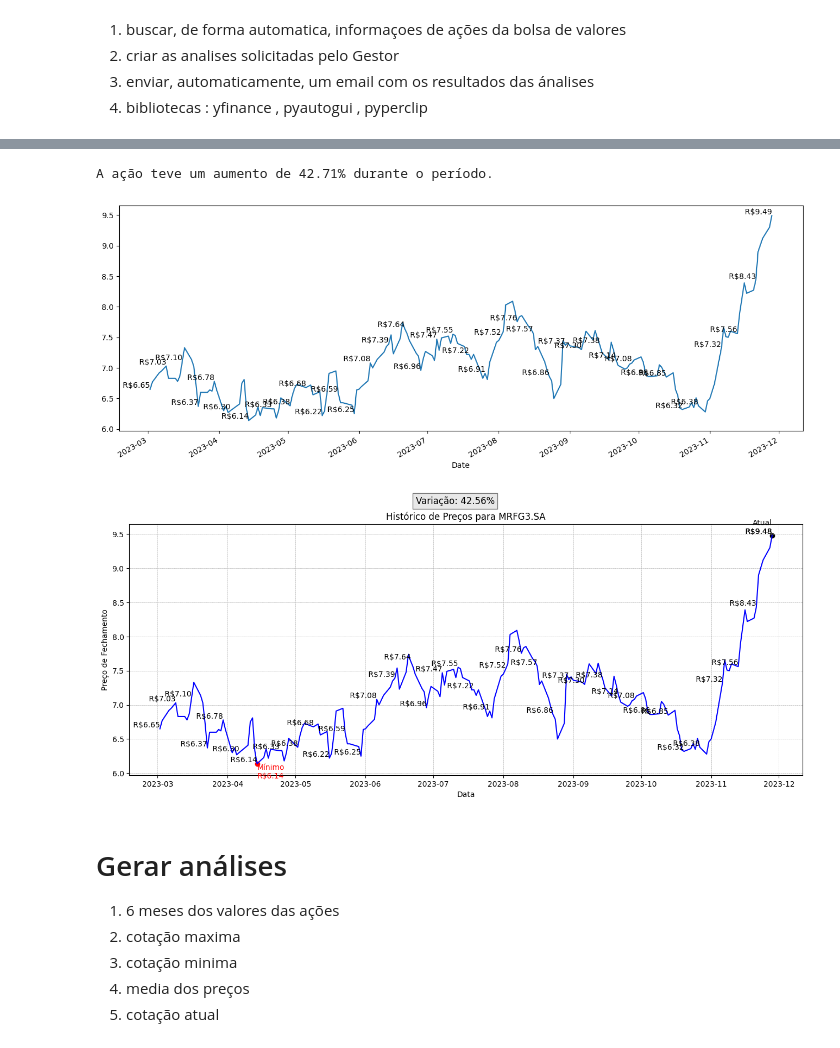
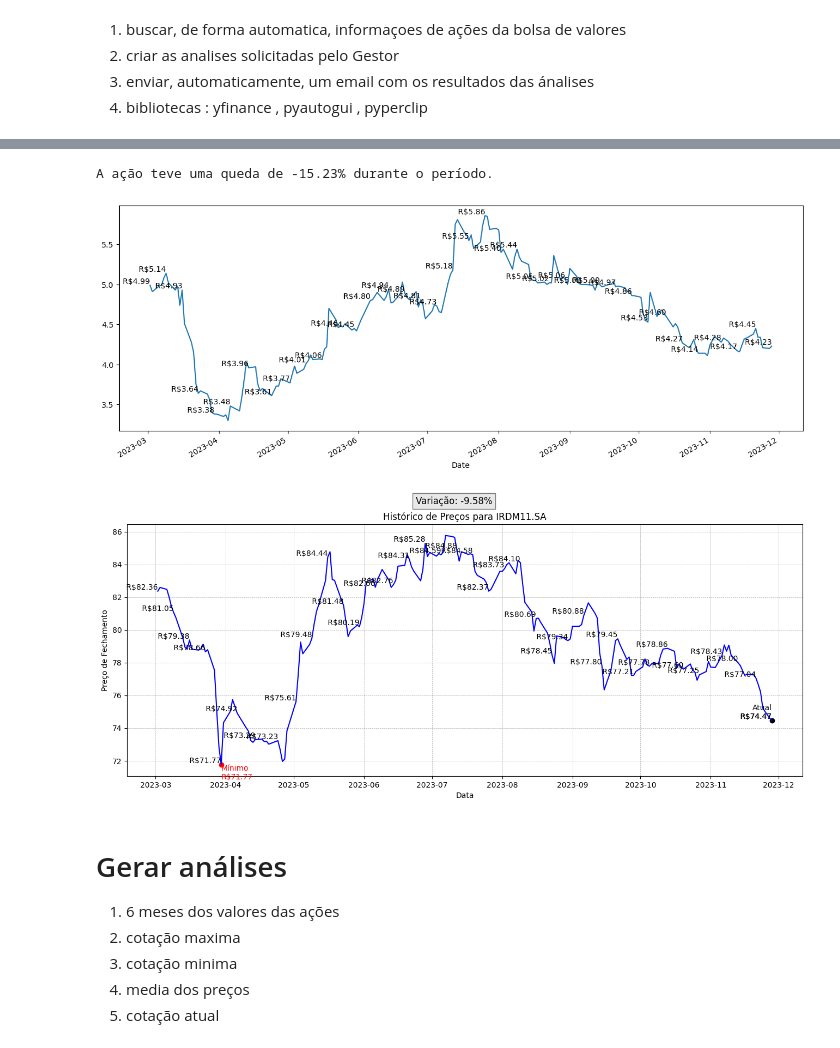
Before and after one commit to luisfernandogbraga/PROJETO_PESSOAL_ACOES, a Jupyter notebook: automação de processos.ipynb, the cells around one changed output, grey strips where cells are left out. Drawn from its saved outputs; the diff is of its cells as text; code cells hidden in the pictures.

```diff
--- a/automação de processos.ipynb
+++ b/automação de processos.ipynb
@@ -29,7 +29,7 @@ Note: you may need to restart the kernel to use updated packages.
 import yfinance as yf
 import matplotlib.pyplot as plt
 # %%
-ticker= 'MRFG3.SA' # ação
+ticker= 'PMAM3.SA'
 preco= yf.Ticker(ticker).history(period='186d') #
 historico= preco['Close'] # preços de fechamento
 
@@ -55,11 +55,11 @@ for i in range(0,len(historico), 5):
 
 plt.show()
 # %% [output]
-A ação teve um aumento de 42.71% durante o período.
+A ação teve uma queda de -15.23% durante o período.
-[figure, old version]
+[figure, new version]
 # %%
 # Definindo a ação
-acao = 'MRFG3.SA'
+acao = 'IRDM11.SA'
 
 # Coletando preços dos últimos 62 dias
 preco = yf.Ticker(acao).history(period='186d')
@@ -77,34 +77,34 @@ valor_ponto_minimo = historico.min()
 # Imprimindo informações sobre a mudança percentual no gráfico
 info_text = f'Variação: {porcentagem_mudanca:.2f}%'
 plt.figure(figsize=(16, 6))
 plt.figtext(0.5, 0.95, info_text, ha='center', va='center', fontsize=12, bbox=dict(facecolor='lightgray', alpha=0.5))
 
 # Configurando o gráfico
 plt.plot(historico, label='Preço de Fechamento', color='blue')
 
 # Adicionando linhas de grade
 plt.grid(True, which='both', linestyle='--', linewidth=0.5)
 
 # Adicionando o preço das ações em cada ponto do gráfico
 for i in range(0, len(historico), 5):
     plt.text(historico.index[i], historico[i], f' R${historico[i]:.2f}', fontsize=10, ha='right', va='bottom')
 
 # Adicionando marcador para o ponto mínimo com valor e rótulo "Mínimo" (cor verde)
 plt.scatter(ponto_minimo, valor_ponto_minimo, color='red')
 plt.text(ponto_minimo, valor_ponto_minimo, f'Mínimo\nR${valor_ponto_minimo:.2f}', fontsize=10, ha='left', va='top', color='red')
 
 # Adicionando marcador para o preço atual com valor e rótulo "Atual" (cor vermelha)
 plt.scatter(historico.index[-1], historico[-1], color='black')
 plt.text(historico.index[-1], historico[-1], f'Atual\nR${historico[-1]:.2f}', fontsize=10, ha='right', va='bottom', color='black')
 
 # Adicionando rótulos e título
 plt.xlabel('Data')
 plt.ylabel('Preço de Fechamento')
 plt.title(f'Histórico de Preços para {acao}')
 
 plt.show()
 # %% [output]
-[figure, old version]
+[figure, new version]
 # %% [markdown]
 # Gerar análises
 
```
Also changed, not shown: parts of 1 cell of this notebook.
